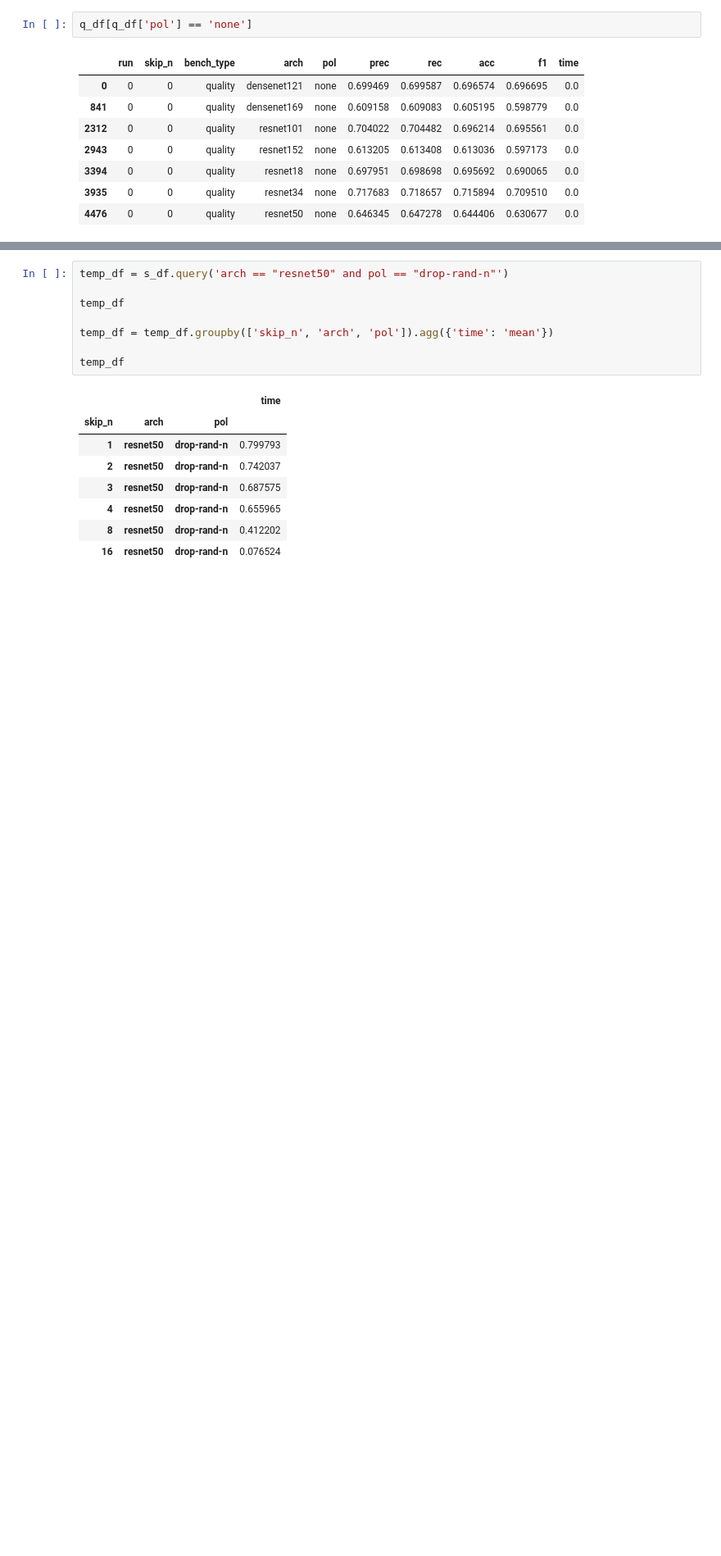
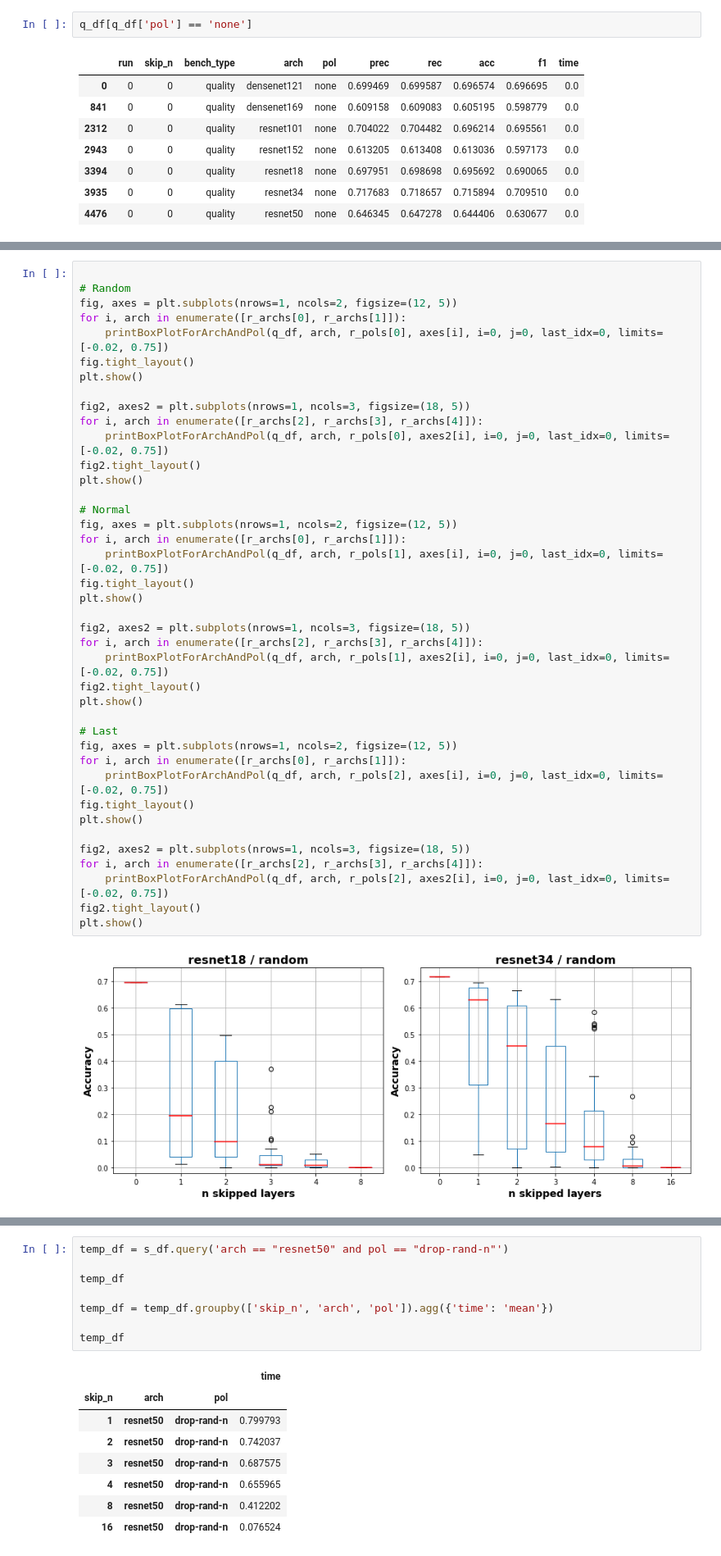
Before and after one commit to a-luengen/anytimeDnn, a Jupyter notebook: reports/benchmark_data_test.ipynb, the cells around one changed output, grey strips where cells are left out. Shown at 82% size. Drawn from its saved outputs; the diff is of its cells as text; blank space fills up the shorter version.

```diff
--- a/reports/benchmark_data_test.ipynb
+++ b/reports/benchmark_data_test.ipynb
@@ -158,0 +198,42 @@ plt.show()
+# %%
+
+# Random
+fig, axes = plt.subplots(nrows=1, ncols=2, figsize=(12, 5))
+for i, arch in enumerate([r_archs[0], r_archs[1]]):
+    printBoxPlotForArchAndPol(q_df, arch, r_pols[0], axes[i], i=0, j=0, last_idx=0, limits=[-0.02, 0.75])
+fig.tight_layout()
+plt.show()
+
+fig2, axes2 = plt.subplots(nrows=1, ncols=3, figsize=(18, 5))
+for i, arch in enumerate([r_archs[2], r_archs[3], r_archs[4]]):
+    printBoxPlotForArchAndPol(q_df, arch, r_pols[0], axes2[i], i=0, j=0, last_idx=0, limits=[-0.02, 0.75])
+fig2.tight_layout()
+plt.show()
+
+# Normal
+fig, axes = plt.subplots(nrows=1, ncols=2, figsize=(12, 5))
+for i, arch in enumerate([r_archs[0], r_archs[1]]):
+    printBoxPlotForArchAndPol(q_df, arch, r_pols[1], axes[i], i=0, j=0, last_idx=0, limits=[-0.02, 0.75])
+fig.tight_layout()
+plt.show()
+
+fig2, axes2 = plt.subplots(nrows=1, ncols=3, figsize=(18, 5))
+for i, arch in enumerate([r_archs[2], r_archs[3], r_archs[4]]):
+    printBoxPlotForArchAndPol(q_df, arch, r_pols[1], axes2[i], i=0, j=0, last_idx=0, limits=[-0.02, 0.75])
+fig2.tight_layout()
+plt.show()
+
+# Last
+fig, axes = plt.subplots(nrows=1, ncols=2, figsize=(12, 5))
+for i, arch in enumerate([r_archs[0], r_archs[1]]):
+    printBoxPlotForArchAndPol(q_df, arch, r_pols[2], axes[i], i=0, j=0, last_idx=0, limits=[-0.02, 0.75])
+fig.tight_layout()
+plt.show()
+
+fig2, axes2 = plt.subplots(nrows=1, ncols=3, figsize=(18, 5))
+for i, arch in enumerate([r_archs[2], r_archs[3], r_archs[4]]):
+    printBoxPlotForArchAndPol(q_df, arch, r_pols[2], axes2[i], i=0, j=0, last_idx=0, limits=[-0.02, 0.75])
+fig2.tight_layout()
+plt.show()
+# %% [output]
+[figure, added]
```
Also changed, not shown: parts of 7 cells of this notebook, 3 other files.
